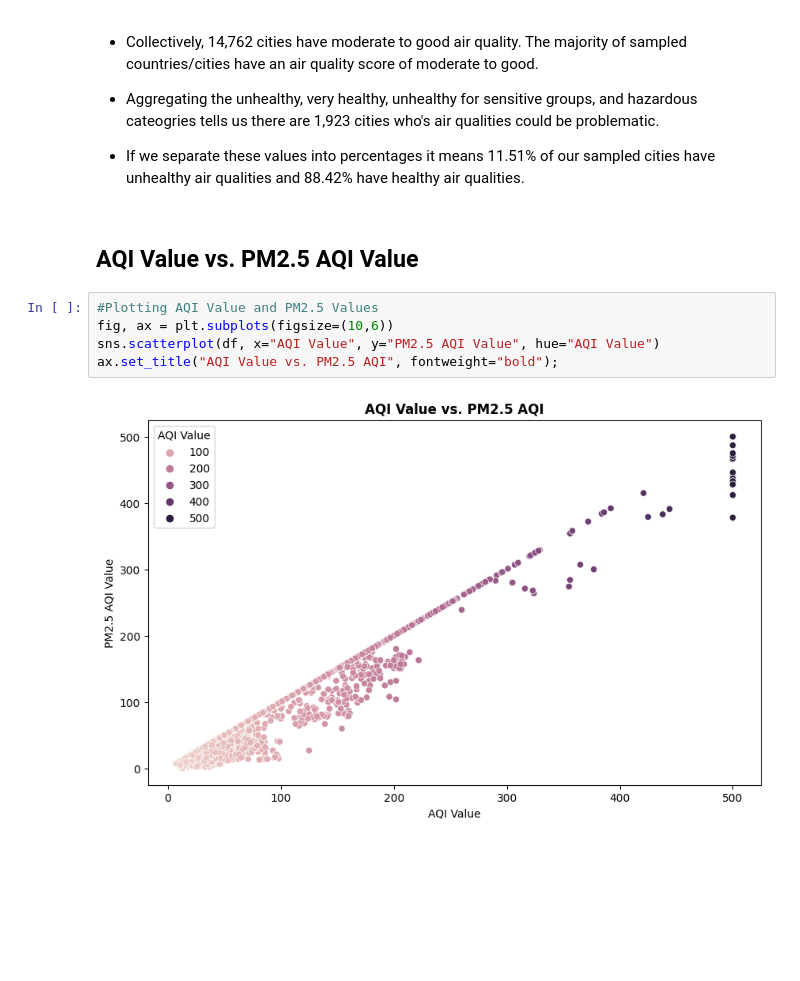
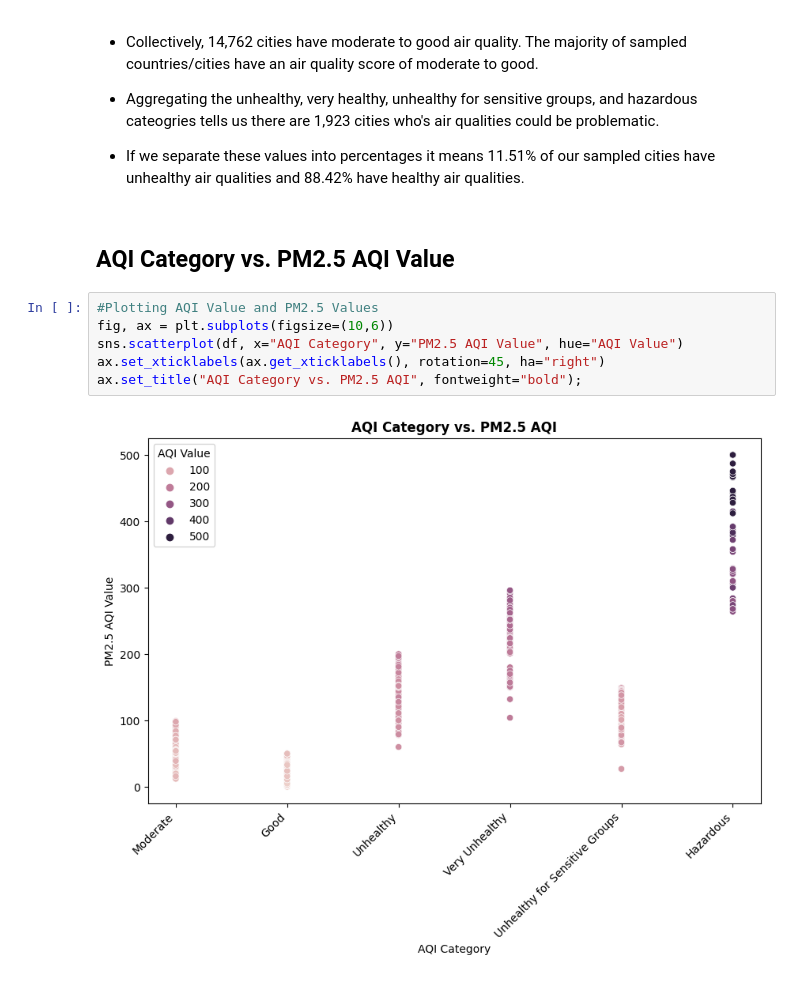
Before and after one commit to eckoecho/Project-2, a Jupyter notebook: World_Air_Quality_Index_by_City_and_Coordinates.ipynb, the cells around one changed output. Drawn from its saved outputs; the diff is of its cells as text; blank space fills up the shorter version.

```diff
--- a/World_Air_Quality_Index_by_City_and_Coordinates.ipynb
+++ b/World_Air_Quality_Index_by_City_and_Coordinates.ipynb
@@ -428,14 +631,15 @@ Name: AQI Category, dtype: int64
 
 * If we separate these values into percentages it means 11.51% of our sampled cities have unhealthy air qualities and 88.42% have healthy air qualities.
 # %% [markdown]
-## AQI Value vs. PM2.5 AQI Value
+## AQI Category vs. PM2.5 AQI Value
 # %%
 #Plotting AQI Value and PM2.5 Values
 fig, ax = plt.subplots(figsize=(10,6))
-sns.scatterplot(df, x="AQI Value", y="PM2.5 AQI Value", hue="AQI Value")
-ax.set_title("AQI Value vs. PM2.5 AQI", fontweight="bold");
+sns.scatterplot(df, x="AQI Category", y="PM2.5 AQI Value", hue="AQI Value")
+ax.set_xticklabels(ax.get_xticklabels(), rotation=45, ha="right")
+ax.set_title("AQI Category vs. PM2.5 AQI", fontweight="bold");
 # %% [output]
-[figure, old version]
+[figure, new version]
 # %% [markdown]
 * The highest numeric corrlations with our target (AQI Value) is the PM2.5 AQI Value (correlation of .98).
 
```
Also changed, not shown: parts of 102 cells of this notebook.
